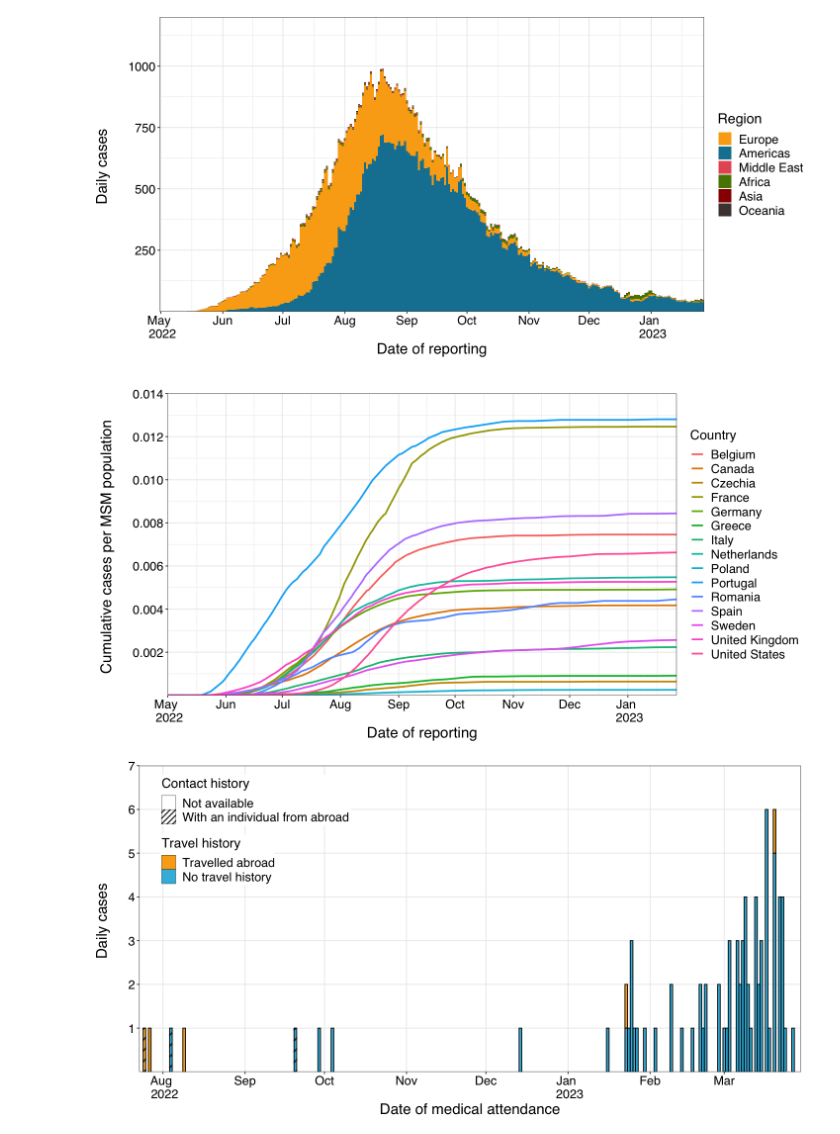
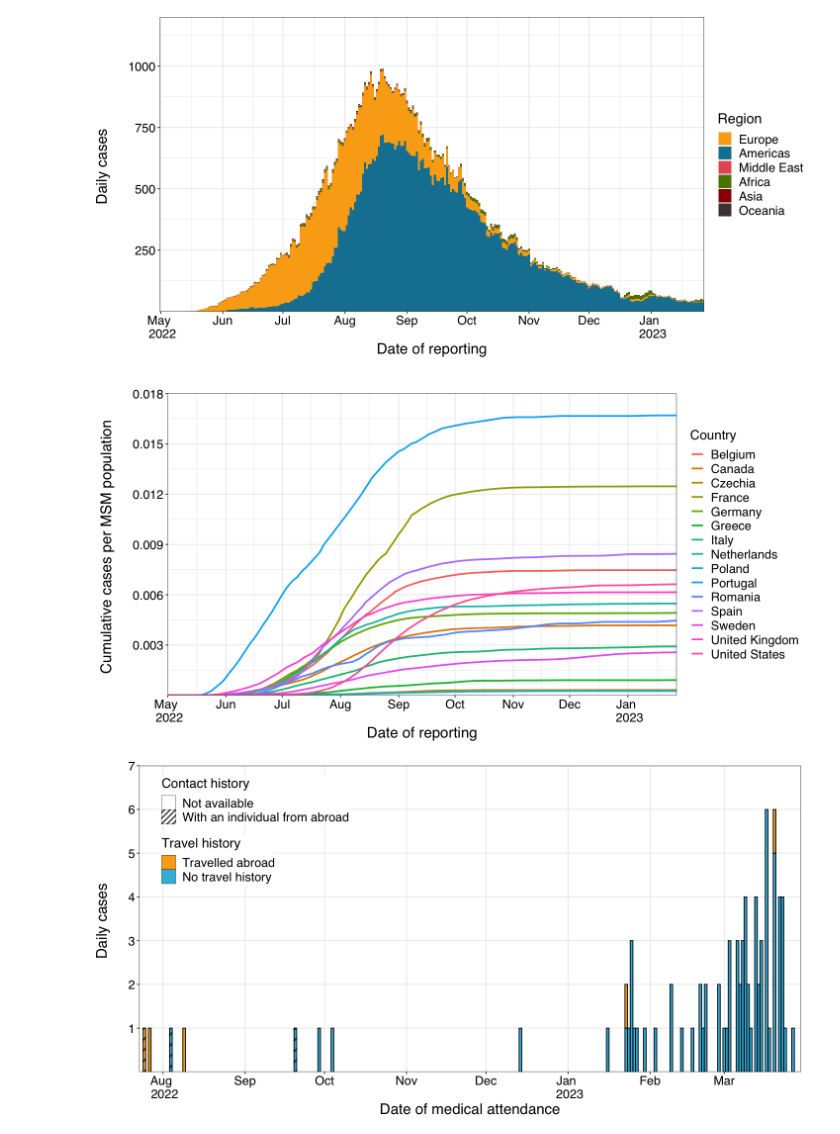
Before and after one commit to akira-endo/mpox_emergenceJapan, a Jupyter notebook: script/Code_for_visualization.ipynb, the cells around one changed output. Drawn from its saved outputs; the diff is of its cells as text; code cells hidden in the pictures.

```diff
--- a/script/Code_for_visualization.ipynb
+++ b/script/Code_for_visualization.ipynb
@@ -148,34 +140,34 @@ theme(plot.margin = margin(0, 0, 0.7, 0, "cm"))
 # %%
 #### cumulative case counts by MSM population by region
 df_inci_MA %>% filter(sub_region %in% c('Western Europe','Northern America','Northern Europe',
                                         'Southern Europe','Eastern Europe')) %>% filter(pop2022 >= 10000) %>%
 filter(!(country %in% c("Ukraine", "Russia"))) %>% rename(Country=country) -> df_final
 
 options(repr.plot.width=12,repr.plot.height=6)
 
 getPalette = colorRampPalette(brewer.pal(9, "Set1"))
 colourCount <- length(unique(df_final$Country))
 
 ggplot(df_final, aes(x = date, y=cum_icni_prop, colour = Country)) +
 geom_line(linewidth=1) +
 scale_fill_manual("Country", values = getPalette(colourCount)) +
 theme(text = element_text(size=15, family="sans",color="black"),
       plot.title = element_text(size=20, family="sans",color="black"),
       axis.title = element_text(size=18, family="sans",color="black"),
       axis.text = element_text(size=15, family="sans",color="black"),
       legend.title = element_text(size = 16),
       legend.text = element_text(size = 15)) +
 
 xlab("Date of reporting") +
 ylab("Cumulative cases per MSM population \n") +
 scale_x_date(date_breaks = "1 months", expand = c(0, 0),
              labels = function(x) if_else(is.na(lag(x)) | !year(lag(x)) == year(x),
                                           paste(month(x, label = TRUE), "\n", year(x)),
                                           paste(month(x, label = TRUE)))) +
-scale_y_continuous(expand = c(0, 0), breaks=c(0.002, 0.004, 0.006, 0.008, 0.01, 0.012, 0.014)) +
-coord_cartesian(ylim = c(0,0.014))
+scale_y_continuous(expand = c(0, 0), breaks=c(0.003, 0.006, 0.009, 0.012, 0.015, 0.018)) +
+coord_cartesian(ylim = c(0,0.018))
 # %% [output]
-[figure, old version]
+[figure, new version]
 # %%
 #### number of the confirmed case in Japan
 read.csv("../data/incidence_JPN/mpox_Japan_linelist.csv") %>%
```
Also changed, not shown: parts of 4 cells of this notebook.
